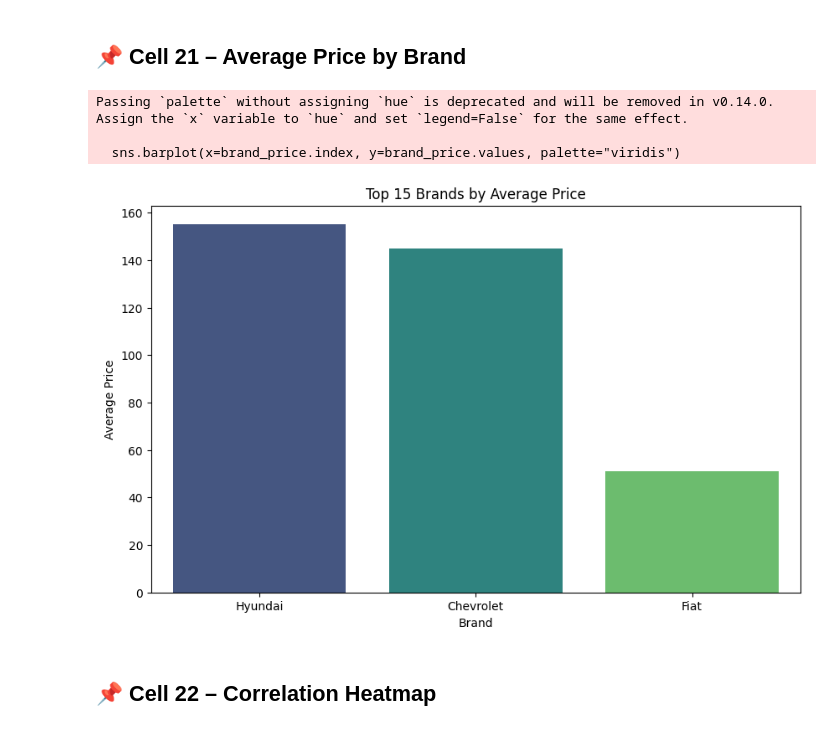
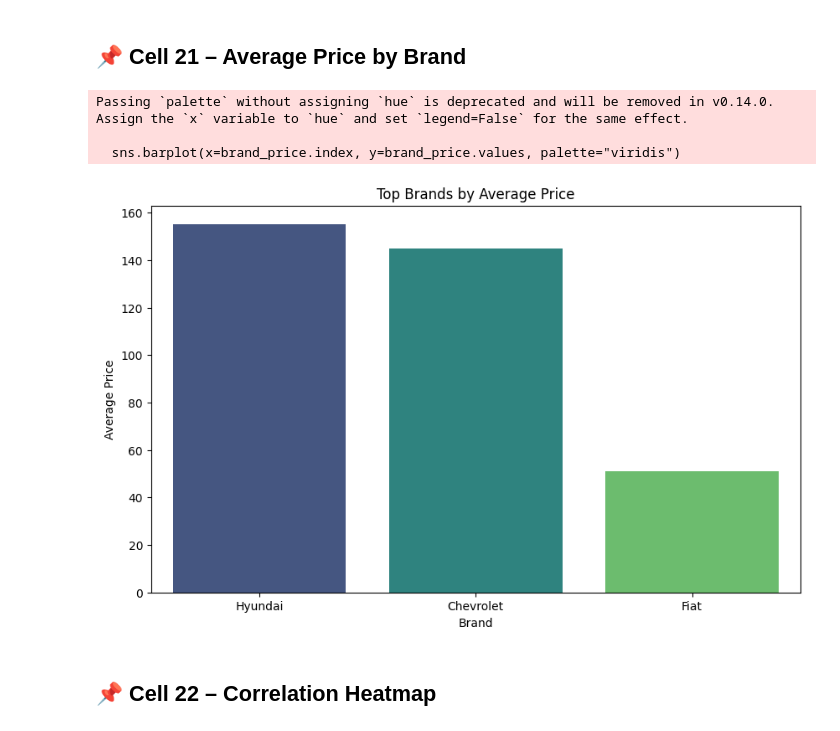
Before and after one commit to omarkhaled1000/Used_Egyptian_Cars_Price_Predictor_ML_Project, a Jupyter notebook: Used_Egyptian_Cars_Price_Predictor_ML_Project.ipynb, the cells around one changed output. Drawn from its saved outputs; the diff is of its cells as text; code cells hidden in the pictures.

```diff
--- a/Used_Egyptian_Cars_Price_Predictor_ML_Project.ipynb
+++ b/Used_Egyptian_Cars_Price_Predictor_ML_Project.ipynb
@@ -480,18 +480,18 @@ plt.show()
 # %%
 # Cell 21: Average Price by Brand
 brand_price = df.groupby('Brand')['Price'].mean().sort_values(ascending=False).head(15)
 
 plt.figure(figsize=(10,6))
 sns.barplot(x=brand_price.index, y=brand_price.values, palette="viridis")
-plt.title("Top 15 Brands by Average Price")
+plt.title("Top Brands by Average Price")
 plt.xlabel("Brand")
 plt.ylabel("Average Price")
 plt.show()
 # %% [output]
 Passing `palette` without assigning `hue` is deprecated and will be removed in v0.14.0. Assign the `x` variable to `hue` and set `legend=False` for the same effect.
 
   sns.barplot(x=brand_price.index, y=brand_price.values, palette="viridis")
-[figure, old version]
+[figure, new version]
 # %% [markdown]
 ## 📌 Cell 22 – Correlation Heatmap
 # %%
```
Also changed, not shown: parts of 3 cells of this notebook.
